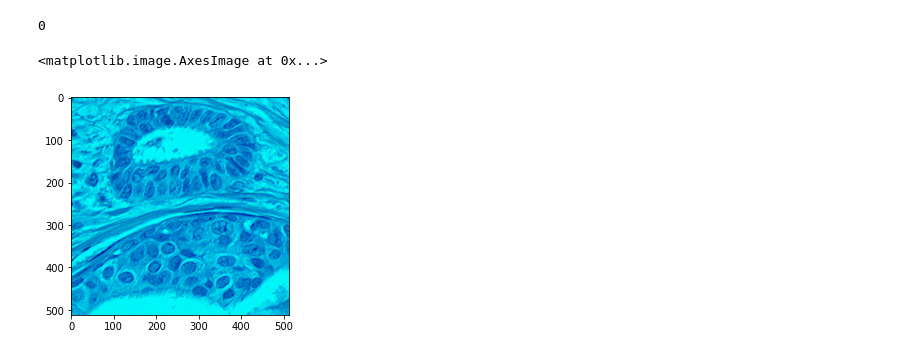
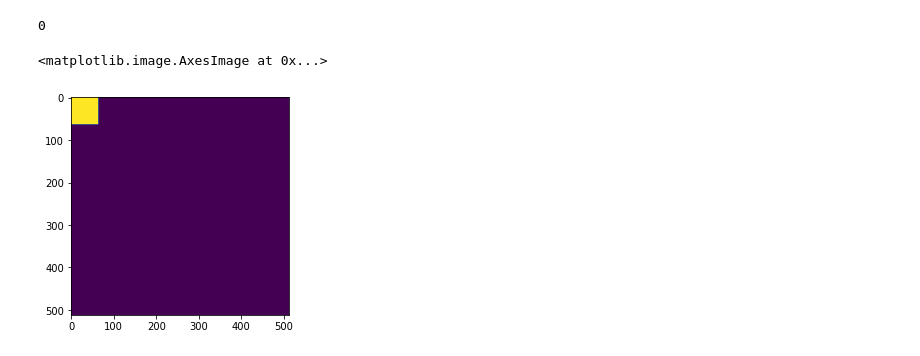
Before and after one commit to tobeor3009/pix2pix_mono_seg, a Jupyter notebook: mono_seg_save_predicted_images.ipynb, the cells around one changed output. Cells and saved outputs as stored; diff of their text form; code cells hidden in the pictures.

```diff
--- a/mono_seg_save_predicted_images.ipynb
+++ b/mono_seg_save_predicted_images.ipynb
@@ -688,8 +688,13 @@ img_array_rgb_sumed = np.sum(img_array,axis=-1)
 temp = deepcopy(img_array)
 temp[:,:,0] = temp[:,:,0] / img_array_rgb_sumed
 # %%
+import numpy as np
 from matplotlib import pyplot as plt
+
+temp = np.zeros((512,512))
+temp[:64, :64] = 1
+
 plt.imshow(temp)
 # %% [output]
 <matplotlib.image.AxesImage at 0x...>
-[figure, old version]
+[figure, new version]
```
Also changed, not shown: parts of 9 cells of this notebook, 7 other files.
